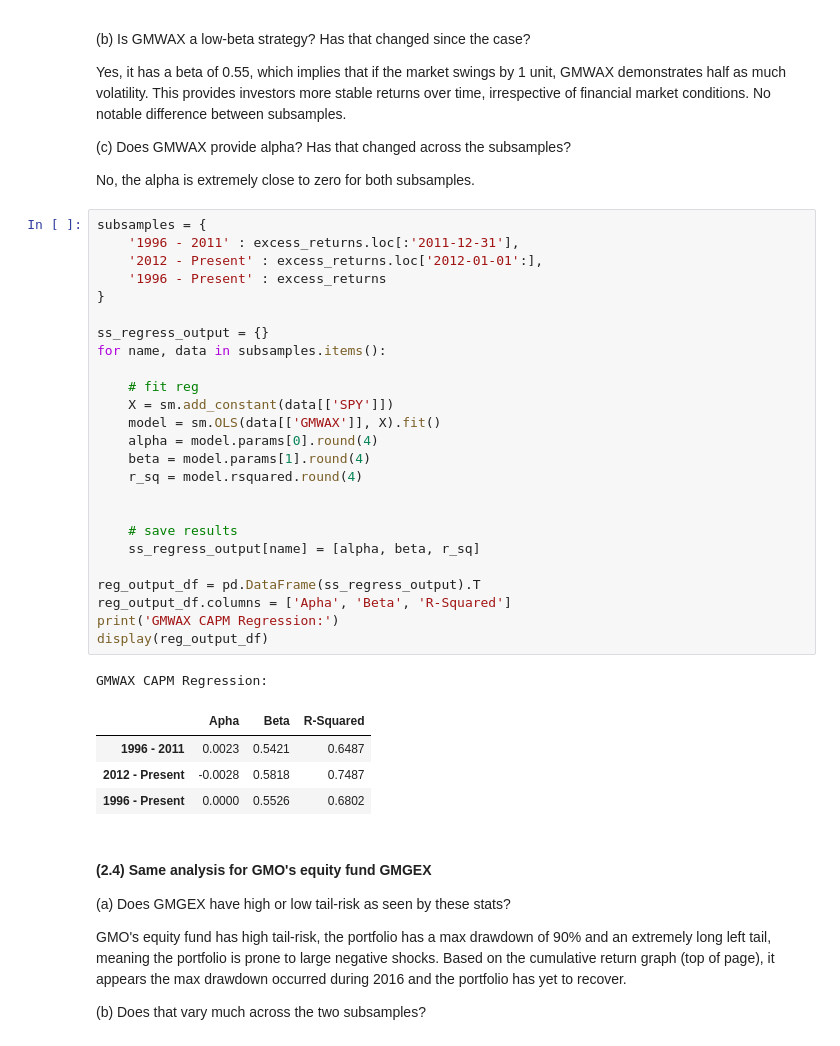
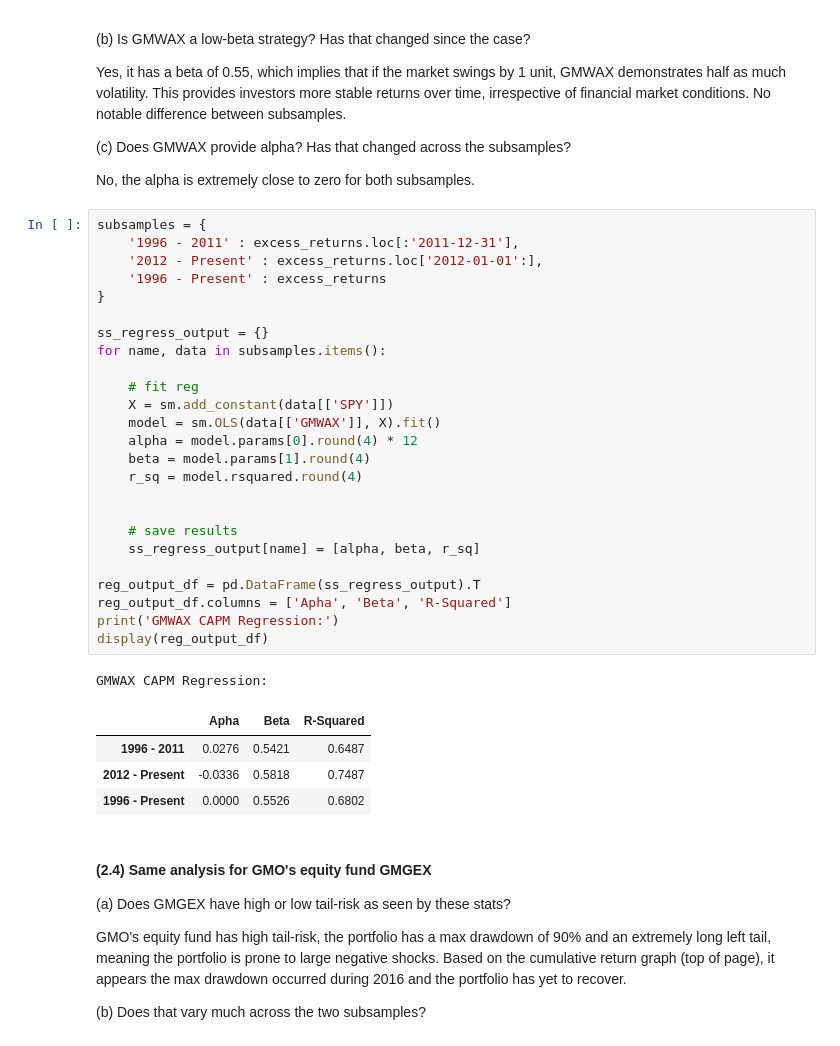
Before and after one commit to wickmanb22/finm367_group3, a Jupyter notebook: Homework7/hw7_wickman.ipynb, the cells around one changed output. Drawn from its saved outputs; the diff is of its cells as text.

```diff
--- a/Homework7/hw7_wickman.ipynb
+++ b/Homework7/hw7_wickman.ipynb
@@ -165,33 +165,33 @@ No, the alpha is extremely close to zero for both subsamples.
 # %%
 subsamples = {
     '1996 - 2011' : excess_returns.loc[:'2011-12-31'],
     '2012 - Present' : excess_returns.loc['2012-01-01':],
     '1996 - Present' : excess_returns
 }
 
 ss_regress_output = {}
 for name, data in subsamples.items():
 
     # fit reg
     X = sm.add_constant(data[['SPY']])
     model = sm.OLS(data[['GMWAX']], X).fit()
-    alpha = model.params[0].round(4)
+    alpha = model.params[0].round(4) * 12
     beta = model.params[1].round(4)
     r_sq = model.rsquared.round(4)
 
 
     # save results
     ss_regress_output[name] = [alpha, beta, r_sq]
 
 reg_output_df = pd.DataFrame(ss_regress_output).T
 reg_output_df.columns = ['Apha', 'Beta', 'R-Squared']
 print('GMWAX CAPM Regression:')
 display(reg_output_df)
 # %% [output]
 GMWAX CAPM Regression:
 |  | Apha | Beta | R-Squared |
-| 1996 - 2011 | 0.0023 | 0.5421 | 0.6487 |
-| 2012 - Present | -0.0028 | 0.5818 | 0.7487 |
+| 1996 - 2011 | 0.0276 | 0.5421 | 0.6487 |
+| 2012 - Present | -0.0336 | 0.5818 | 0.7487 |
 | 1996 - Present | 0.0000 | 0.5526 | 0.6802 |
 # %% [markdown]
 #### (2.4) Same analysis for GMO's equity fund GMGEX
```
Also changed, not shown: parts of 3 cells of this notebook.
